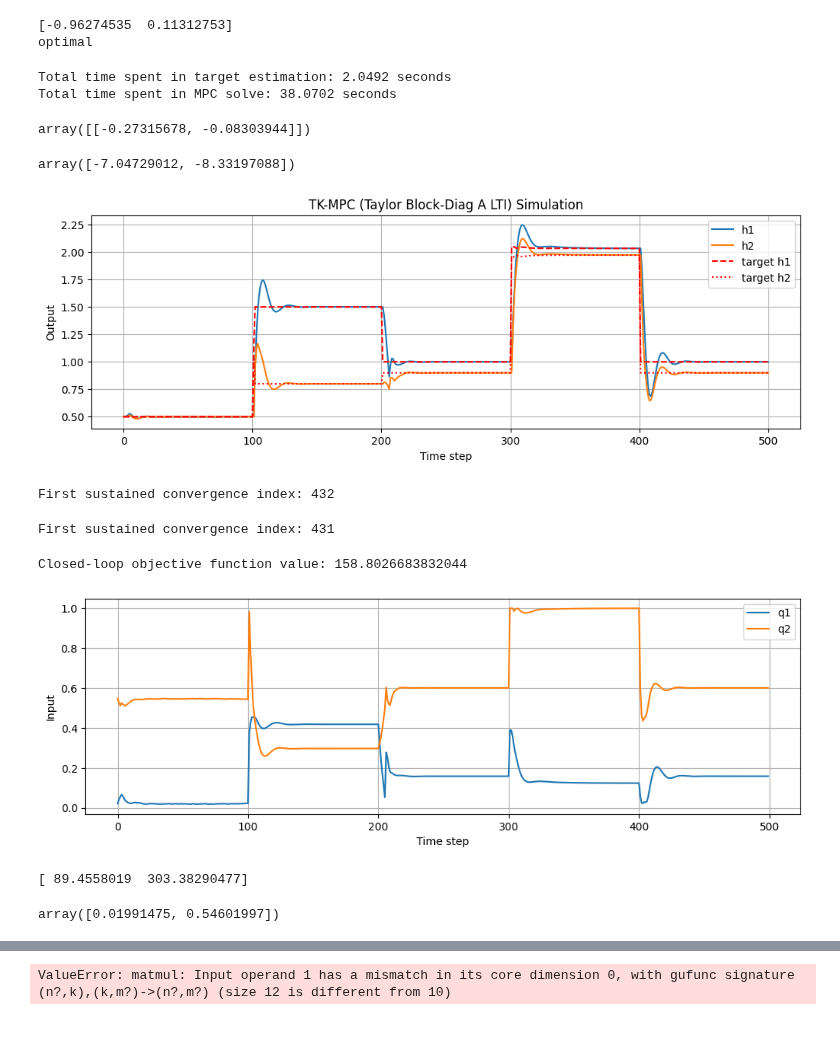
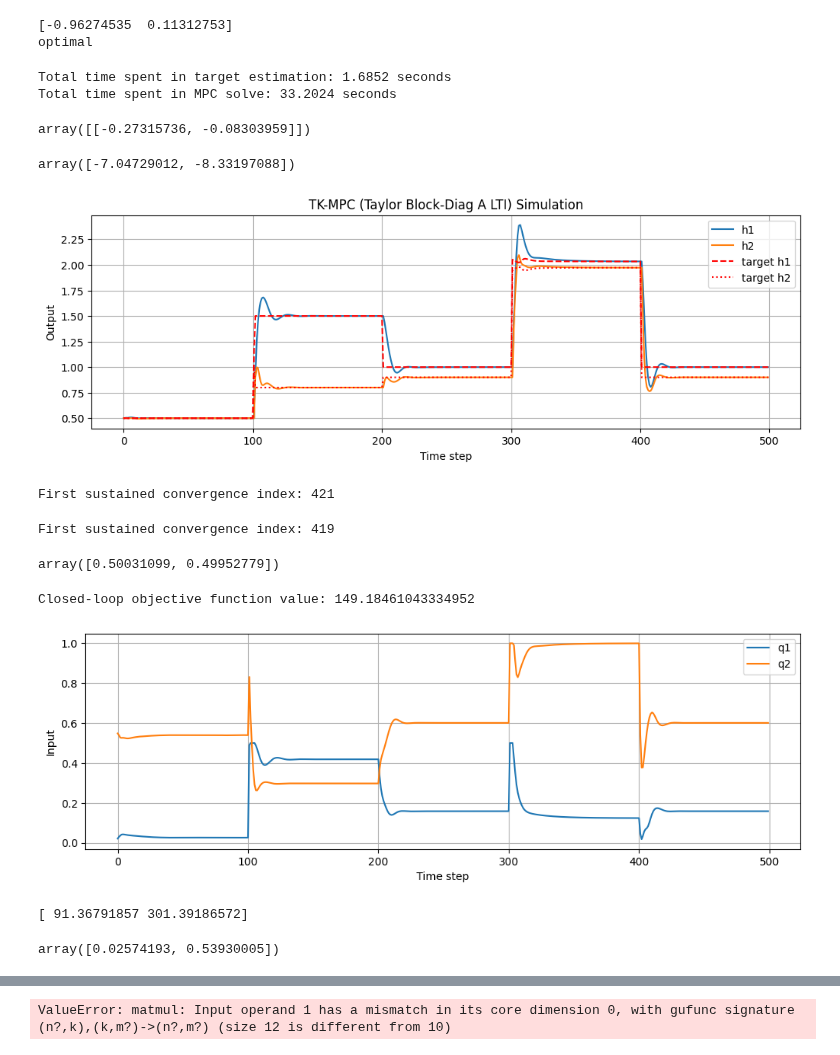
Before and after one commit to PatrikValabek/offset-free-koopman-mpc, a Jupyter notebook: control/offset_free_JT_Js_tests.ipynb, the cells around one changed output, grey strips where cells are left out. Cells and saved outputs as stored; diff of their text form; code cells hidden in the pictures.

```diff
--- a/control/offset_free_JT_Js_tests.ipynb
+++ b/control/offset_free_JT_Js_tests.ipynb
@@ -273,7 +273,7 @@ for k in range(sim_time):
         problem.nodes[4],
         torch.from_numpy(T_real@zs_sim[:, k]).float(),
         )@T_real
-        J_t = C
+        #J_t = C
         Qz = J_t.T@Qy@J_t
         Qz_psd = Qz + 1e-8 * np.eye(Qz.shape[0])
         mpc.build_problem(Qz_psd)
@@ -311,31 +311,32 @@ for k in range(sim_time):
 print(f"Total time spent in target estimation: {total_time_target:.4f} seconds")
 print(f"Total time spent in MPC solve: {total_time_mpc:.4f} seconds")
 # %% [output]
-Total time spent in target estimation: 2.0492 seconds
-Total time spent in MPC solve: 38.0702 seconds
+Total time spent in target estimation: 1.6852 seconds
+Total time spent in MPC solve: 33.2024 seconds
 # %%
 J@z_sim[:nz, k] + get_y(T_real@zs_sim[:, k]) - J@zs_sim[:, k] + z_sim[nz:,k]
 # %% [output]
-array([[-0.27315678, -0.08303944]])
+array([[-0.27315736, -0.08303959]])
 # %%
 loaded_setup["y_min"]
 # %% [output]
 array([-7.04729012, -8.33197088])
 # %%
 # plot results
+to = sim_time
 plt.figure(figsize=(12, 8))
 plt.subplot(2, 1, 1)
-plt.plot(y_sim_descaled[0,0:], label='h1')
-plt.plot(y_sim_descaled[1,0:], label='h2')
-plt.plot(scaler.inverse_transform(ys_sim.T).T[0,:], color='red', linestyle='--', label='target h1')
-plt.plot(scaler.inverse_transform(ys_sim.T).T[1,:], color='red', linestyle=':', label='target h2')
+plt.plot(y_sim_descaled[0,0:to], label='h1')
+plt.plot(y_sim_descaled[1,0:to], label='h2')
+plt.plot(scaler.inverse_transform(ys_sim.T).T[0,:to], color='red', linestyle='--', label='target h1')
+plt.plot(scaler.inverse_transform(ys_sim.T).T[1,:to], color='red', linestyle=':', label='target h2')
 plt.xlabel('Time step')
 plt.ylabel('Output')
 plt.title('TK-MPC (Taylor Block-Diag A LTI) Simulation')
 plt.legend()
 plt.grid(True)
 # %% [output]
-[figure, old version]
+[figure, new version]
 # %%
 e = 0.01  # Tolerance
 
@@ -349,7 +350,7 @@ for i in range(len(y_sim[0])):
 else:
     print("No sustained convergence found.")
 # %% [output]
-First sustained convergence index: 432
+First sustained convergence index: 421
 # %%
 e = 0.01  # Tolerance
 
@@ -363,7 +364,11 @@ for i in range(len(y_sim[0])):
 else:
     print("No sustained convergence found.")
 # %% [output]
-First sustained convergence index: 431
+First sustained convergence index: 419
+# %%
+y_sim_descaled[:,99]
+# %% [output]
+array([0.50031099, 0.49952779])
 # %%
 # Compute the closed-loop value of the objective function
 Qu = loaded_setup['Qu']
@@ -377,7 +382,7 @@ for k in range(sim_time):
 
 print(f"Closed-loop objective function value: {objective_value}")
 # %% [output]
-Closed-loop objective function value: 158.8026683832044
+Closed-loop objective function value: 149.18461043334952
 # %%
 # plot results
 plt.figure(figsize=(12, 8))
@@ -389,16 +394,16 @@ plt.ylabel('Input')
 plt.legend()
 plt.grid(True)
 # %% [output]
-[figure, old version]
+[figure, new version]
 # %%
 u_sum_abs = np.sum(np.abs(u_sim_descaled), axis=1)
 print(u_sum_abs)
 # %% [output]
-[ 89.4558019  303.38290477]
+[ 91.36791857 301.39186572]
 # %%
 u_sim_descaled[:,49]
 # %% [output]
-array([0.01991475, 0.54601997])
+array([0.02574193, 0.53930005])
 # %%
 plt.figure(figsize=(12, 8))
 plt.subplot(2, 1, 1)
```
Also changed, not shown: parts of 4 cells of this notebook, 14 other files.
